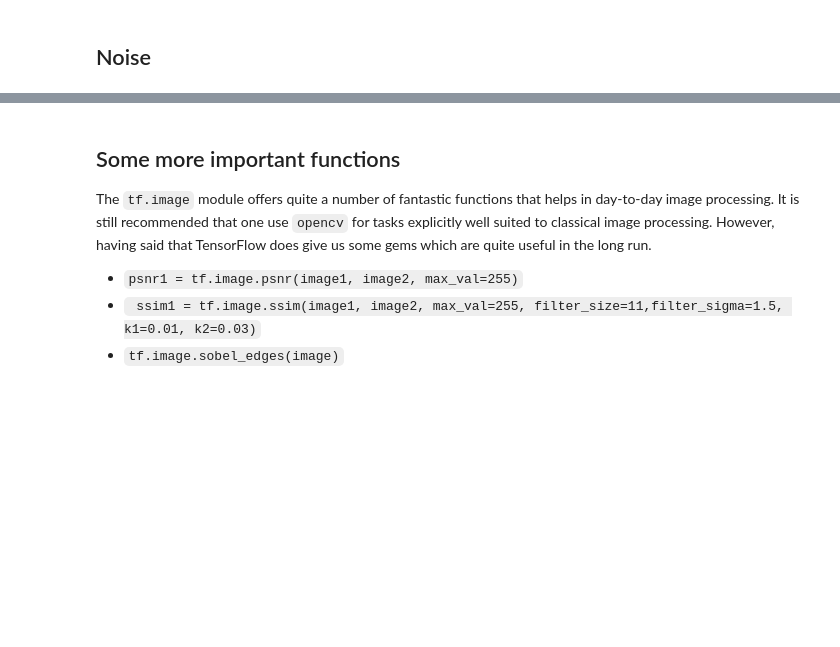
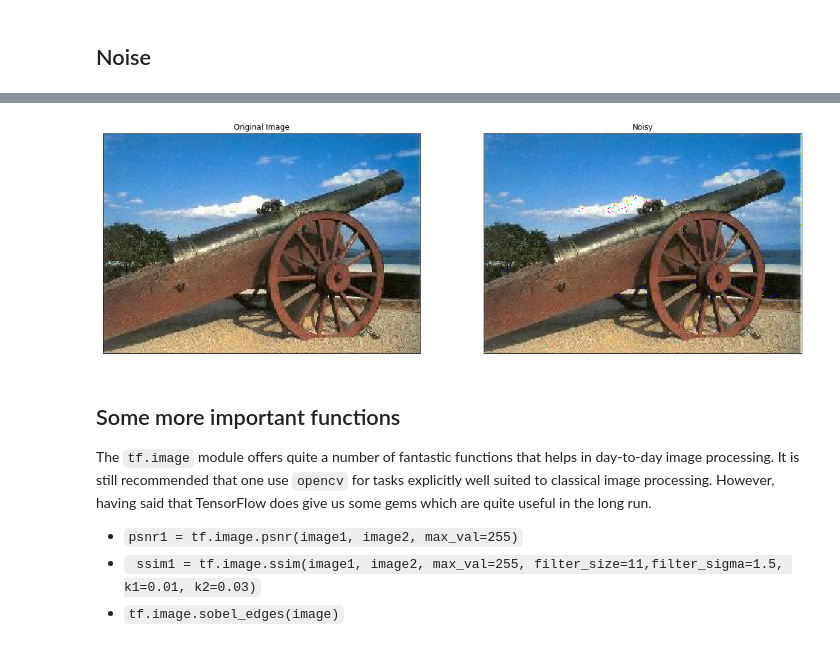
Before and after one commit to ayulockin/Adventures_in_Image_Processing_with_TF, a Jupyter notebook: TF image.ipynb, the cells around one changed output, grey strips where cells are left out. Drawn from its saved outputs; the diff is of its cells as text; code cells hidden in the pictures; blank space fills up the shorter version.

```diff
--- a/TF image.ipynb
+++ b/TF image.ipynb
@@ -137,3 +160,18 @@ plt.show()
+# %%
+titles = ['Original Image', 'Noisy']
+
+images = [img, sess.run(output)]
+
+# displaying the images
+fig, axs = plt.subplots(nrows=1, ncols=2, figsize=(20,20))
+for i in range(2):
+    axs[i].imshow(images[i].astype(np.uint8))
+    axs[i].set_title(titles[i])
+    axs[i].set_xticks([])
+    axs[i].set_yticks([])
+plt.show()
+# %% [output]
+[figure, added]
 # %% [markdown]
 ## Some more important functions
 
```
Also changed, not shown: parts of 9 cells of this notebook, 3 other files.
